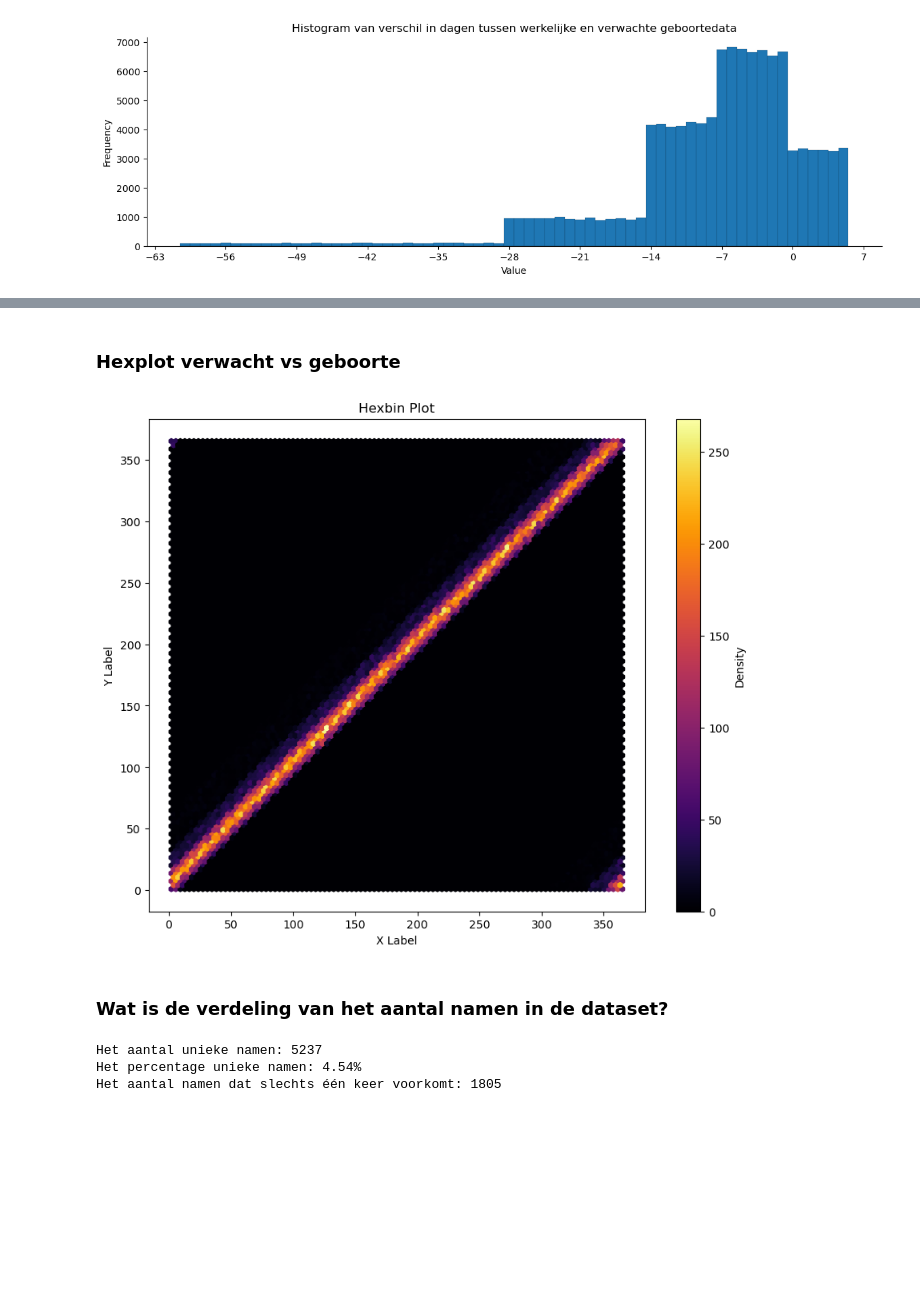
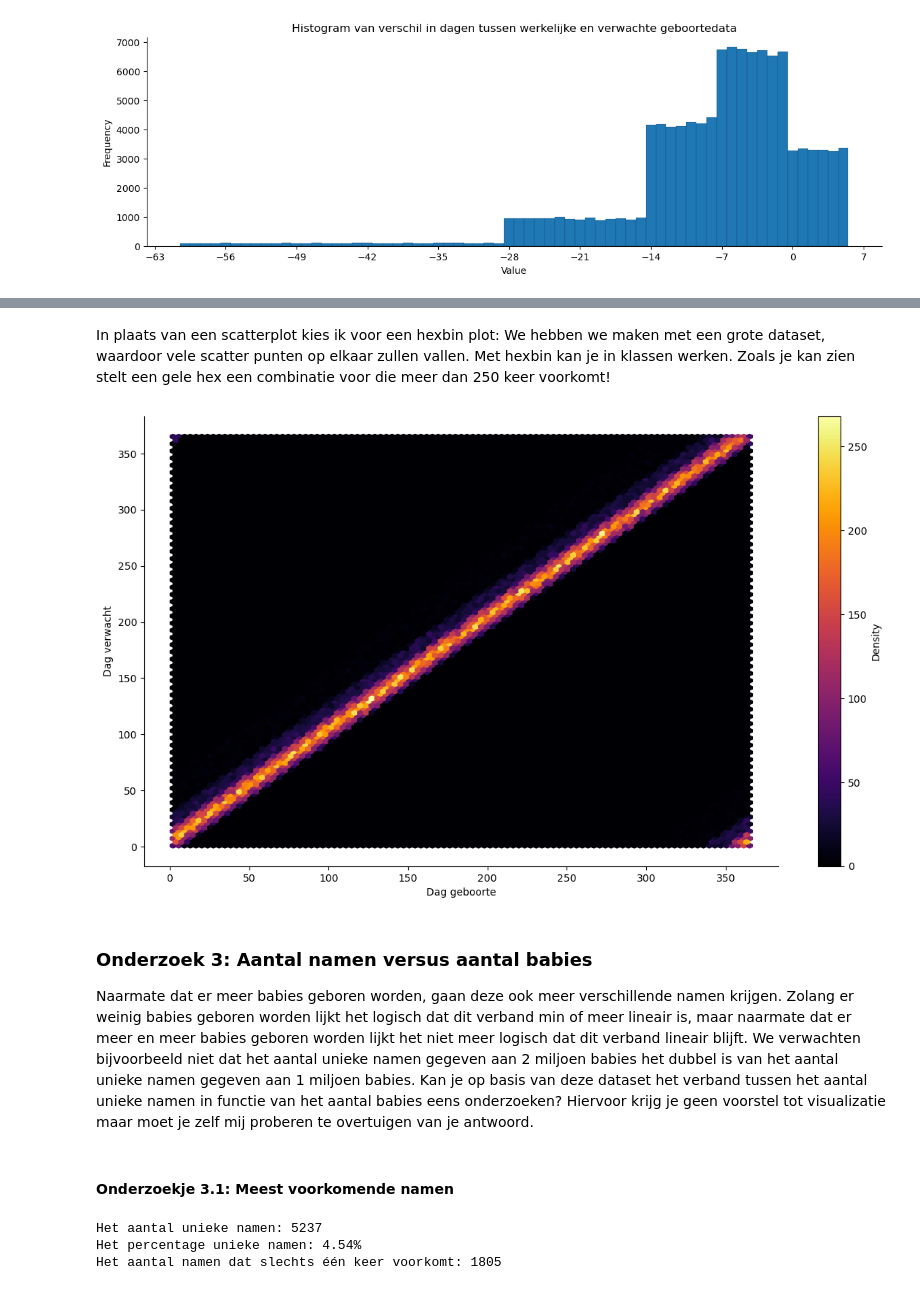
Before and after one commit to craftyraf/examen-raf-juni-2024, a Jupyter notebook: notebooks/examen_deel2.ipynb, the cells around one changed output, grey strips where cells are left out. Cells and saved outputs as stored; diff of their text form; code cells hidden in the pictures; blank space fills up the shorter version.

```diff
--- a/notebooks/examen_deel2.ipynb
+++ b/notebooks/examen_deel2.ipynb
@@ -143,8 +142,8 @@ dtype: int64
 Vooraleer we 'dag van het jaar' kunnen toevoegen, moeten we datums eerst omzetten naar datetimes.
 # %%
 # Convert strings to datetimes
-births_df['verwachte datum'] = pd.to_datetime(births_df['verwachte datum'], format='%m/%d/%Y')
-births_df['dag geboorte'] = pd.to_datetime(births_df['dag geboorte'], format='%Y-%m-%d')
+births_df.loc[:, 'verwachte datum'] = pd.to_datetime(births_df['verwachte datum'], format='%m/%d/%Y')
+births_df.loc[:, 'dag geboorte'] = pd.to_datetime(births_df['dag geboorte'], format='%Y-%m-%d')
 
 # Check the data types of the columns after conversion
 print("Data types of columns in the combined DataFrame after conversion:")
@@ -171,20 +159,23 @@ births_df.describe()
 # %% [markdown]
 ### Kopieer dataframe en voeg extra kolommen toe
 # %%
-# Before adding new columns to the dataframe, we'll take a copy of the original
+# Take a copy of the original DataFrame
 births_xtracols_df = births_df.copy()
 
-# Change columnnames for simplicity and consistency
-births_xtracols_df = births_xtracols_df.rename(columns={"verwachte datum": "datum_verwacht"})
-births_xtracols_df = births_xtracols_df.rename(columns={"dag geboorte": "datum_geboorte"})
+# Change column names for simplicity and consistency
+births_xtracols_df = births_xtracols_df.rename(columns={"verwachte datum": "datum_verwacht", "dag geboorte": "datum_geboorte"})
 
-# Add new columns to the dataframe for easier future calculations
+# Convert columns to datetime if they are not already
+births_xtracols_df['datum_verwacht'] = pd.to_datetime(births_xtracols_df['datum_verwacht'], format='%m/%d/%Y')
+births_xtracols_df['datum_geboorte'] = pd.to_datetime(births_xtracols_df['datum_geboorte'], format='%Y-%m-%d')
+
+# Add new columns to the DataFrame for easier future calculations
 births_xtracols_df['weekdag_verwacht'] = births_xtracols_df['datum_verwacht'].dt.day_name()
 births_xtracols_df['weekdag_geboorte'] = births_xtracols_df['datum_geboorte'].dt.day_name()
 births_xtracols_df['dag_verwacht'] = births_xtracols_df['datum_verwacht'].dt.dayofyear
-births_xtracols_df['dag_geboorte'] = births_xtracols_df['datum_geboorte'].dt.dayofyear  # ="dag van het jaar"
+births_xtracols_df['dag_geboorte'] = births_xtracols_df['datum_geboorte'].dt.dayofyear  # "dag van het jaar"
 births_xtracols_df['verschil'] = (births_xtracols_df['datum_geboorte'] - births_xtracols_df['datum_verwacht']).dt.days
 
 # Let's sort on 'dag van het jaar'
 births_xtracols_df.sort_values(by='dag_geboorte', ascending=True, inplace=True)
-births_xtracols_df.reset_index()
+births_xtracols_df.reset_index(drop=True, inplace=True)
@@ -576,21 +594,24 @@ See the caveats in the documentation: https://pandas.pydata.org/pandas-docs/stab
-# %% [markdown]
-### Hexplot verwacht vs geboorte
+# %% [markdown]
+In plaats van een scatterplot kies ik voor een hexbin plot: We hebben we maken met een grote dataset, waardoor vele scatter punten op elkaar zullen vallen. Met hexbin kan je in klassen werken. Zoals je kan zien stelt een gele hex een combinatie voor die meer dan 250 keer voorkomt!
 # %%
-def generate_hexbin_plot(x_data, y_data, x_label, y_label, title):
-    fig, ax = plt.subplots(figsize=(10, 8))
-    hb = ax.hexbin(x_data, y_data, gridsize=100, cmap='inferno')
-    ax.set_xlabel(x_label)
-    ax.set_ylabel(y_label)
-    ax.set_title(title)
-    cb = fig.colorbar(hb)
-    cb.set_label('Density')
-    plt.show()
-
-generate_hexbin_plot(births_xtracols_cleaned_df['dag_geboorte'], births_xtracols_cleaned_df['dag_verwacht'], 'X Label', 'Y Label', 'Hexbin Plot')
+fig, ax = plt.subplots(figsize=(14, 8))
+hb = ax.hexbin(births_xtracols_cleaned_df['dag_geboorte'],
+               births_xtracols_cleaned_df['dag_verwacht'],
+               gridsize=100, cmap='inferno')
+ax.set_xlabel('Dag geboorte')
+ax.set_ylabel('Dag verwacht')
+cb = fig.colorbar(hb)
+cb.set_label('Density')
+ax.spines['top'].set_visible(False)
+ax.spines['right'].set_visible(False)
+plt.show()
 # %% [output]
-[figure, old version]
+[figure, new version]
-# %% [markdown]
-### Wat is de verdeling van het aantal namen in de dataset?
+# %% [markdown]
+### Onderzoek 3: Aantal namen versus aantal babies
+Naarmate dat er meer babies geboren worden, gaan deze ook meer verschillende namen krijgen. Zolang er weinig babies geboren worden lijkt het logisch dat dit verband min of meer lineair is, maar naarmate dat er meer en meer babies geboren worden lijkt het niet meer logisch dat dit verband lineair blijft. We verwachten bijvoorbeeld niet dat het aantal unieke namen gegeven aan 2 miljoen babies het dubbel is van het aantal unieke namen gegeven aan 1 miljoen babies. Kan je op basis van deze dataset het verband tussen het aantal unieke namen in functie van het aantal babies eens onderzoeken? Hiervoor krijg je geen voorstel tot visualizatie maar moet je zelf mij proberen te overtuigen van je antwoord.
+# %% [markdown]
+#### Onderzoekje 3.1: Meest voorkomende namen
 # %%
 # Count occurrences of each name
 name_counts = births_xtracols_cleaned_df['naam'].value_counts()
```
Also changed, not shown: parts of 57 cells of this notebook, 4 other files.
